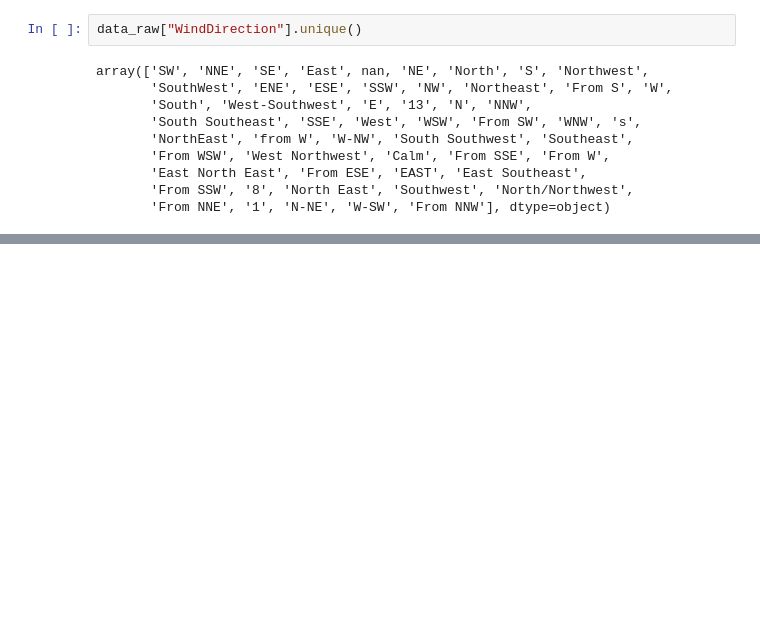
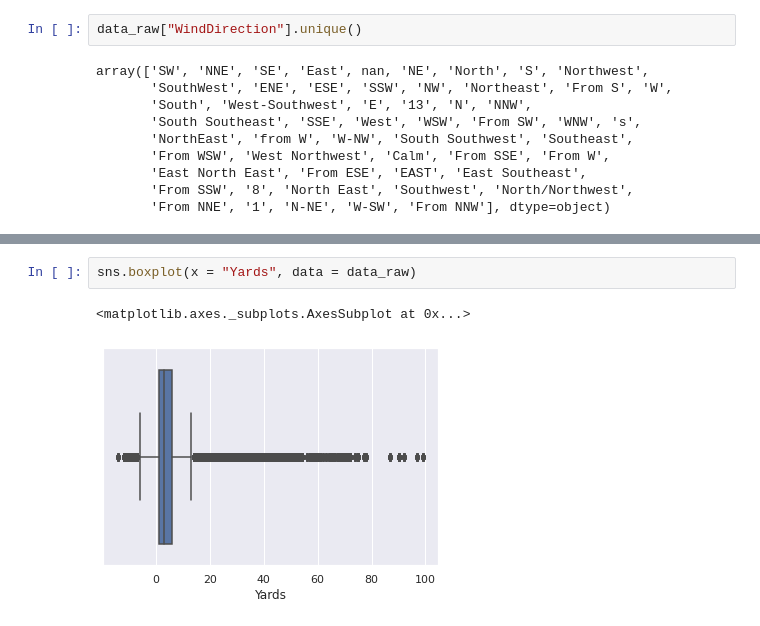
Before and after one commit to anaconda121/Deep-Learning, a Jupyter notebook: Preprocessing/Mini_Project_3.ipynb, the cells around one changed output, grey strips where cells are left out. Saved outputs shown, nothing was run; the diff lists cells and outputs as text; blank space fills up the shorter version.

```diff
--- a/Preprocessing/Mini_Project_3.ipynb
+++ b/Preprocessing/Mini_Project_3.ipynb
@@ -190,0 +217,5 @@ array(['SW', 'NNE', 'SE', 'East', nan, 'NE', 'North', 'S', 'Northwest',
+# %%
+sns.boxplot(x = "Yards", data = data_raw)
+# %% [output]
+<matplotlib.axes._subplots.AxesSubplot at 0x...>
+[figure, added]
```
Also changed, not shown: parts of 12 cells of this notebook.
